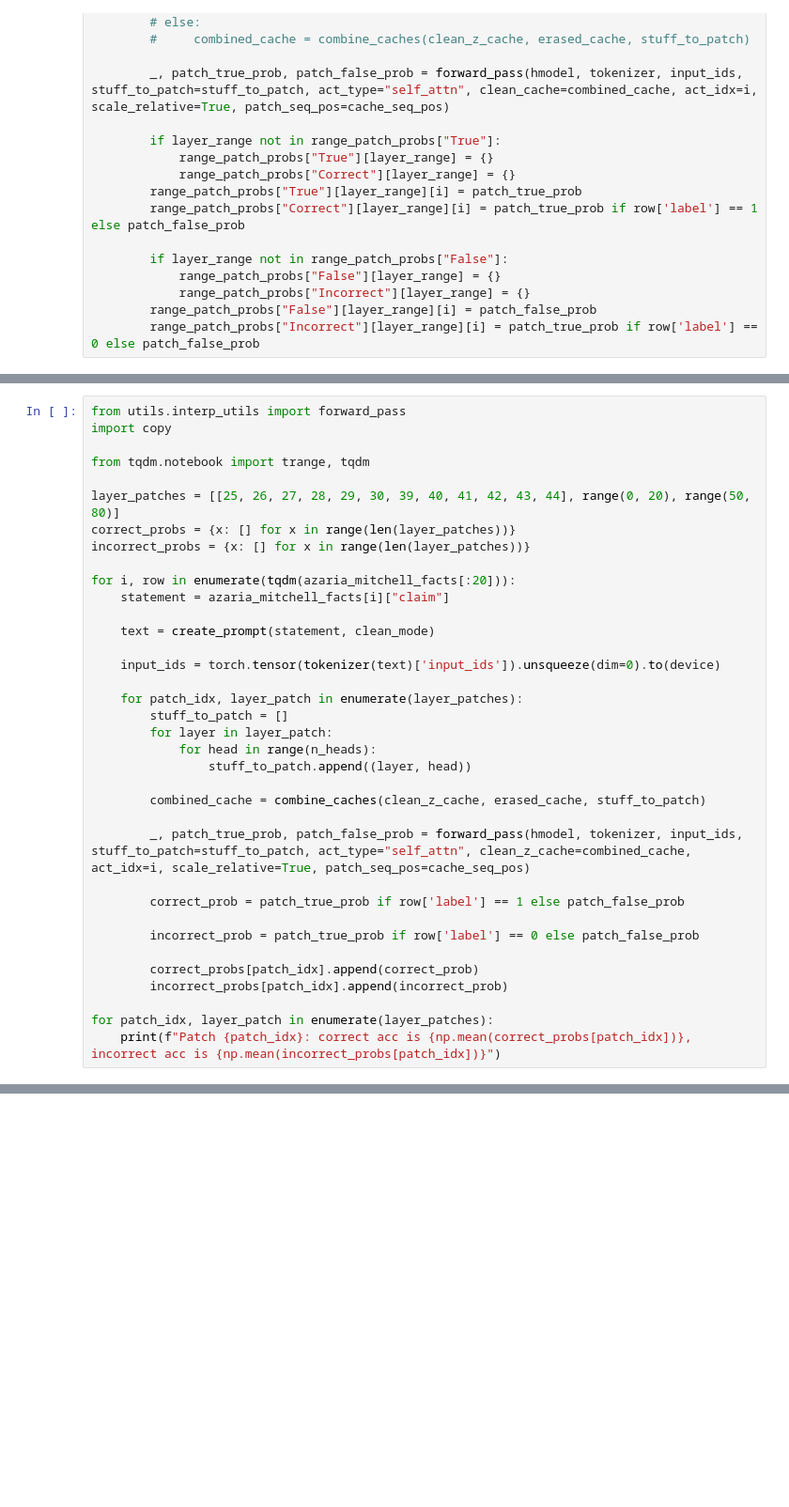
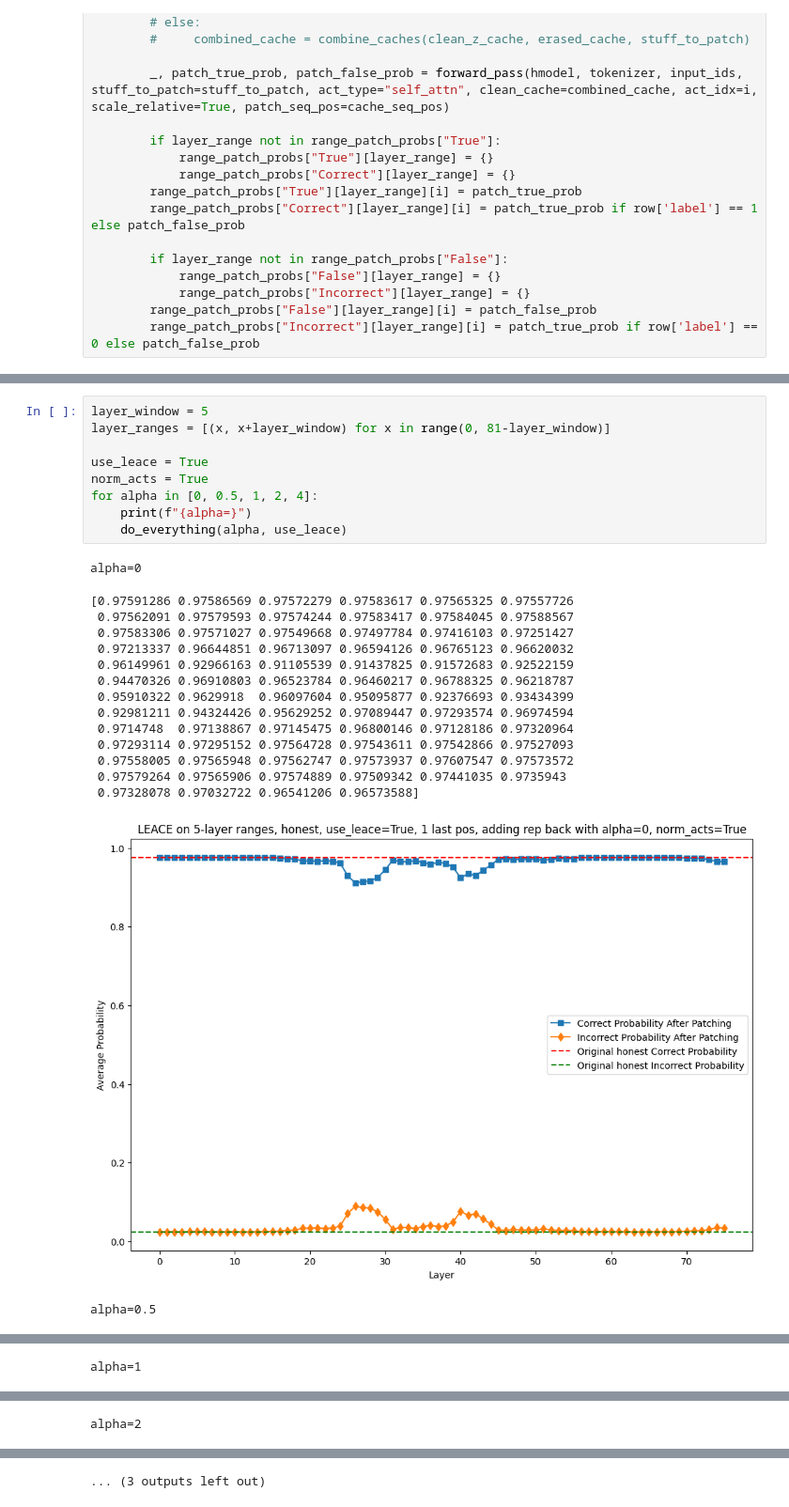
Before and after one commit to magikarp01/iti_capstone, a Jupyter notebook: leace.ipynb, the cells around one changed output, grey strips where cells are left out. Shown at 94% size. Drawn from its saved outputs; the diff is of its cells as text; blank space fills up the shorter version.

Commit message:
Running leace results on 13B resid

```diff
--- a/leace.ipynb
+++ b/leace.ipynb
@@ -407,36 +393,0 @@ print(avg_range_patch_correct_probs)
-# %%
-from utils.interp_utils import forward_pass
-import copy
-
-from tqdm.notebook import trange, tqdm
-
-layer_patches = [[25, 26, 27, 28, 29, 30, 39, 40, 41, 42, 43, 44], range(0, 20), range(50, 80)]
-correct_probs = {x: [] for x in range(len(layer_patches))}
-incorrect_probs = {x: [] for x in range(len(layer_patches))}
-
-for i, row in enumerate(tqdm(azaria_mitchell_facts[:20])):
-    statement = azaria_mitchell_facts[i]["claim"]
-
-    text = create_prompt(statement, clean_mode)
-
-    input_ids = torch.tensor(tokenizer(text)['input_ids']).unsqueeze(dim=0).to(device)
-
-    for patch_idx, layer_patch in enumerate(layer_patches):
-        stuff_to_patch = []
-        for layer in layer_patch:
-            for head in range(n_heads):
-                stuff_to_patch.append((layer, head))
-
-        combined_cache = combine_caches(clean_z_cache, erased_cache, stuff_to_patch)
-
-        _, patch_true_prob, patch_false_prob = forward_pass(hmodel, tokenizer, input_ids, stuff_to_patch=stuff_to_patch, act_type="self_attn", clean_z_cache=combined_cache, act_idx=i, scale_relative=True, patch_seq_pos=cache_seq_pos)
-
-        correct_prob = patch_true_prob if row['label'] == 1 else patch_false_prob
-
-        incorrect_prob = patch_true_prob if row['label'] == 0 else patch_false_prob
-
-        correct_probs[patch_idx].append(correct_prob)
-        incorrect_probs[patch_idx].append(incorrect_prob)
-
-for patch_idx, layer_patch in enumerate(layer_patches):
-    print(f"Patch {patch_idx}: correct acc is {np.mean(correct_probs[patch_idx])}, incorrect acc is {np.mean(incorrect_probs[patch_idx])}")
@@ -444,0 +511,26 @@ TypeError: forward_pass() got an unexpected keyword argument 'clean_z_cache'
+# %%
+layer_window = 5
+layer_ranges = [(x, x+layer_window) for x in range(0, 81-layer_window)]
+
+use_leace = True
+norm_acts = True
+for alpha in [0, 0.5, 1, 2, 4]:
+    print(f"{alpha=}")
+    do_everything(alpha, use_leace)
+# %% [output]
+alpha=0
+[0.97591286 0.97586569 0.97572279 0.97583617 0.97565325 0.97557726
+ 0.97562091 0.97579593 0.97574244 0.97583417 0.97584045 0.97588567
+ 0.97583306 0.97571027 0.97549668 0.97497784 0.97416103 0.97251427
+ 0.97213337 0.96644851 0.96713097 0.96594126 0.96765123 0.96620032
+ 0.96149961 0.92966163 0.91105539 0.91437825 0.91572683 0.92522159
+ 0.94470326 0.96910803 0.96523784 0.96460217 0.96788325 0.96218787
+ 0.95910322 0.9629918  0.96097604 0.95095877 0.92376693 0.93434399
+ 0.92981211 0.94324426 0.95629252 0.97089447 0.97293574 0.96974594
+ 0.9714748  0.97138867 0.97145475 0.96800146 0.97128186 0.97320964
+ 0.97293114 0.97295152 0.97564728 0.97543611 0.97542866 0.97527093
+ 0.97558005 0.97565948 0.97562747 0.97573937 0.97607547 0.97573572
+ 0.97579264 0.97565906 0.97574889 0.97509342 0.97441035 0.9735943
+ 0.97328078 0.97032722 0.96541206 0.96573588]
+[figure, added]
+alpha=0.5
@@ -444,0 +551 @@ TypeError: forward_pass() got an unexpected keyword argument 'clean_z_cache'
+alpha=1
@@ -444,0 +566 @@ TypeError: forward_pass() got an unexpected keyword argument 'clean_z_cache'
+alpha=2
@@ -444,0 +581 @@ TypeError: forward_pass() got an unexpected keyword argument 'clean_z_cache'
+... (3 outputs left out)
```
Also changed, not shown: parts of 12 cells of this notebook, 4 other files.
